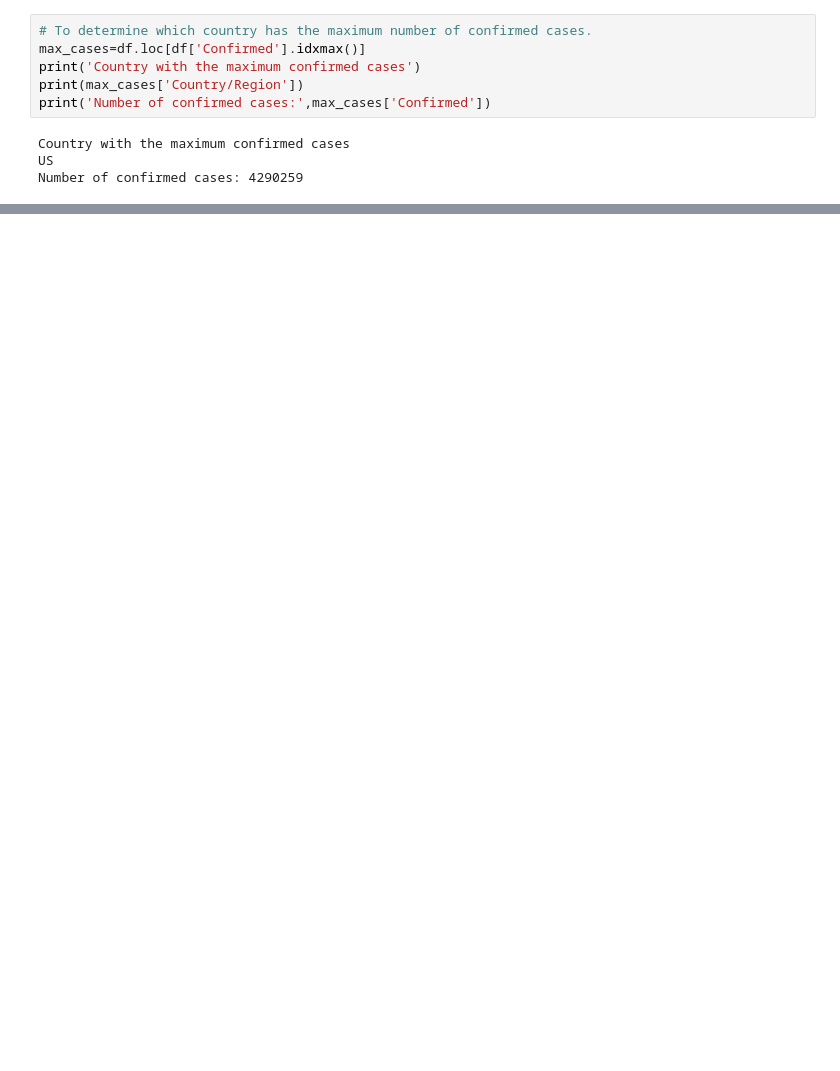
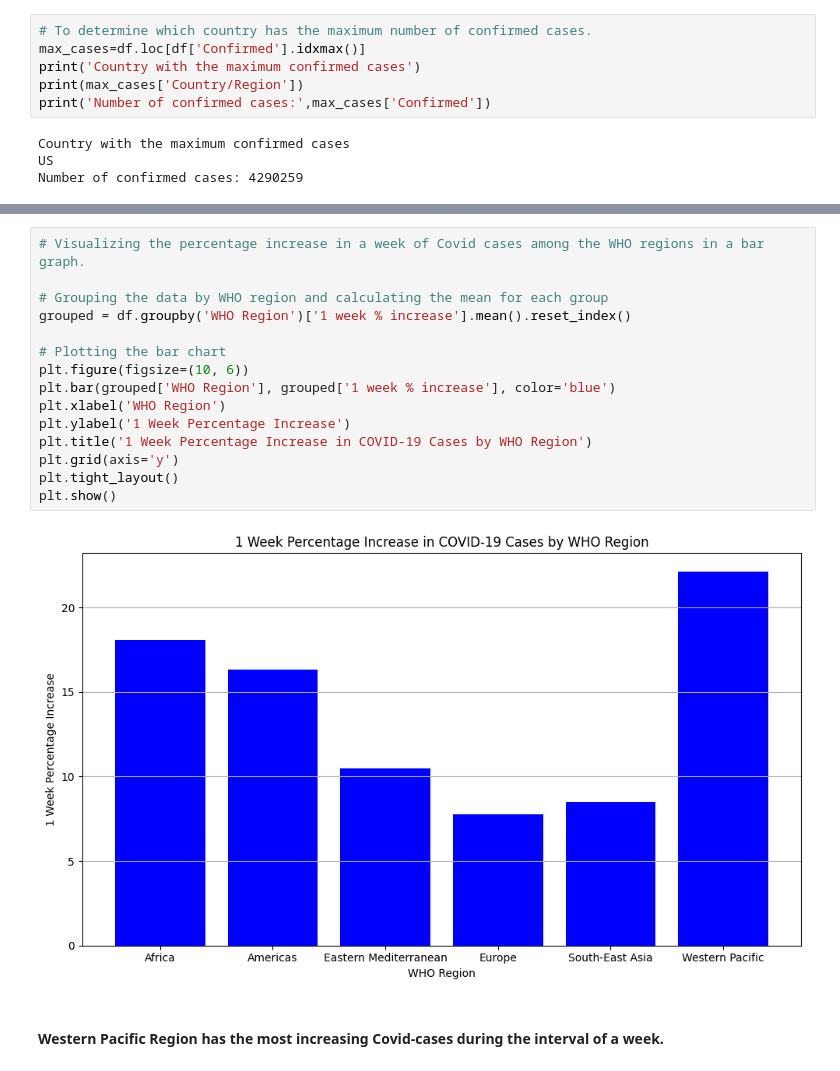
Before and after one commit to barshakc/Covid-19-Data-Analysis, a Jupyter notebook: Covid-19.ipynb, the cells around one changed output, grey strips where cells are left out. Saved outputs shown, nothing was run; the diff lists cells and outputs as text; blank space fills up the shorter version.

```diff
--- a/Covid-19.ipynb
+++ b/Covid-19.ipynb
@@ -139,0 +180,19 @@ Number of confirmed cases: 4290259
+# %%
+# Visualizing the percentage increase in a week of Covid cases among the WHO regions in a bar graph.
+
+# Grouping the data by WHO region and calculating the mean for each group
+grouped = df.groupby('WHO Region')['1 week % increase'].mean().reset_index()
+
+# Plotting the bar chart
+plt.figure(figsize=(10, 6))
+plt.bar(grouped['WHO Region'], grouped['1 week % increase'], color='blue')
+plt.xlabel('WHO Region')
+plt.ylabel('1 Week Percentage Increase')
+plt.title('1 Week Percentage Increase in COVID-19 Cases by WHO Region')
+plt.grid(axis='y')
+plt.tight_layout()
+plt.show()
+# %% [output]
+[figure, added]
+# %% [markdown]
+#### Western Pacific Region has the most increasing Covid-cases during the interval of a week.
```
Also changed, not shown: parts of 5 cells of this notebook.
